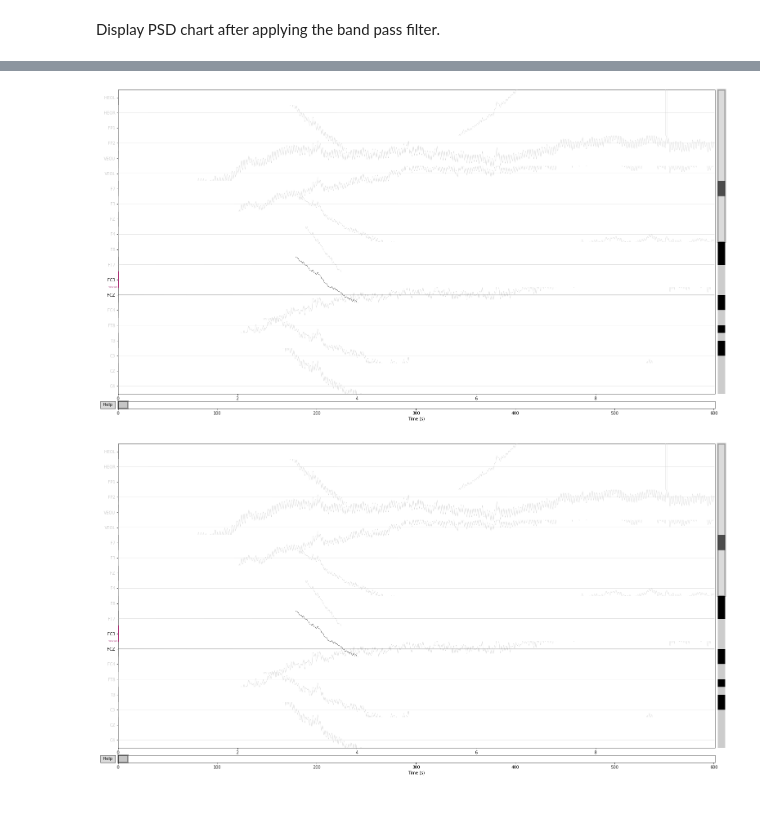
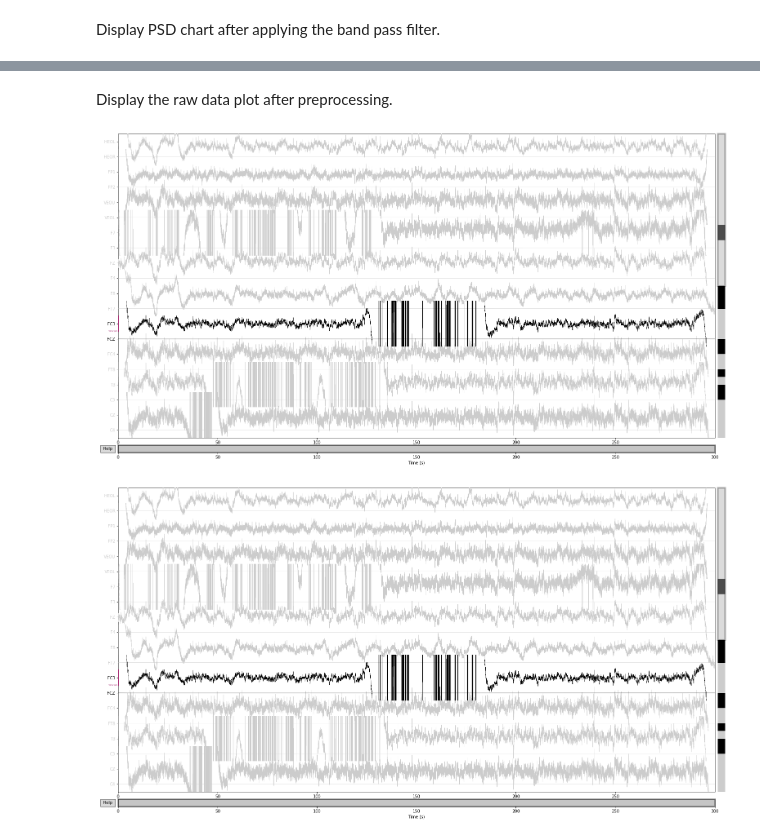
Before and after one commit to sskender/introduction-to-data-science, a Jupyter notebook: research.ipynb, the cells around one changed output, grey strips where cells are left out. Drawn from its saved outputs; the diff is of its cells as text; code cells hidden in the pictures; blank space fills up the shorter version.

Commit message:
preprocessing - crop

```diff
--- a/research.ipynb
+++ b/research.ipynb
@@ -123,5 +138,7 @@ raw_normal.plot_psd()
+# %% [markdown]
+Display the raw data plot after preprocessing.
 # %%
-raw_normal.plot()
+raw_normal.plot(start=0, duration=300, show=True)
 # %% [output]
-[figure, old version]
+[figure, new version]
-[figure, old version]
+[figure, new version]
```
Also changed, not shown: parts of 7 cells of this notebook.
